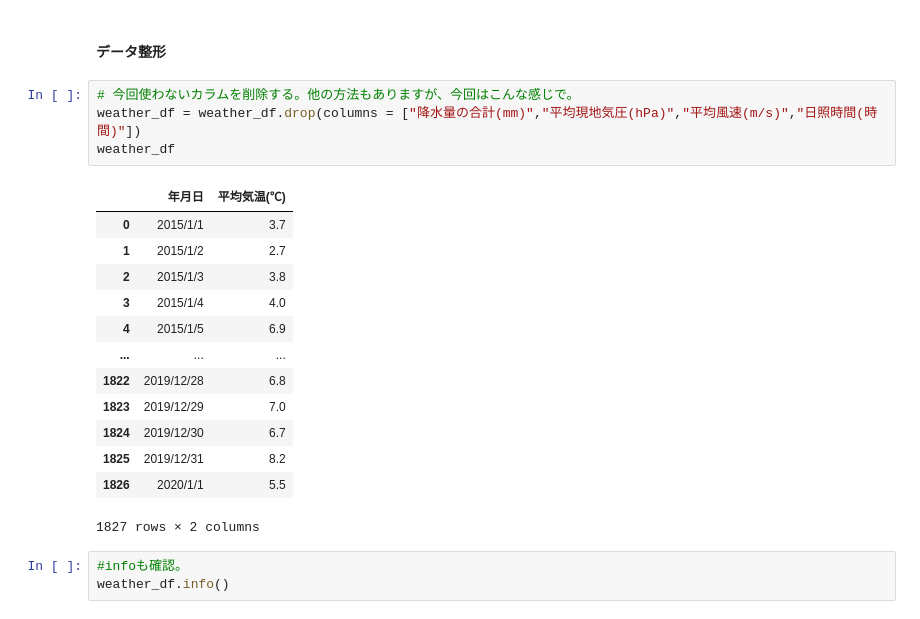
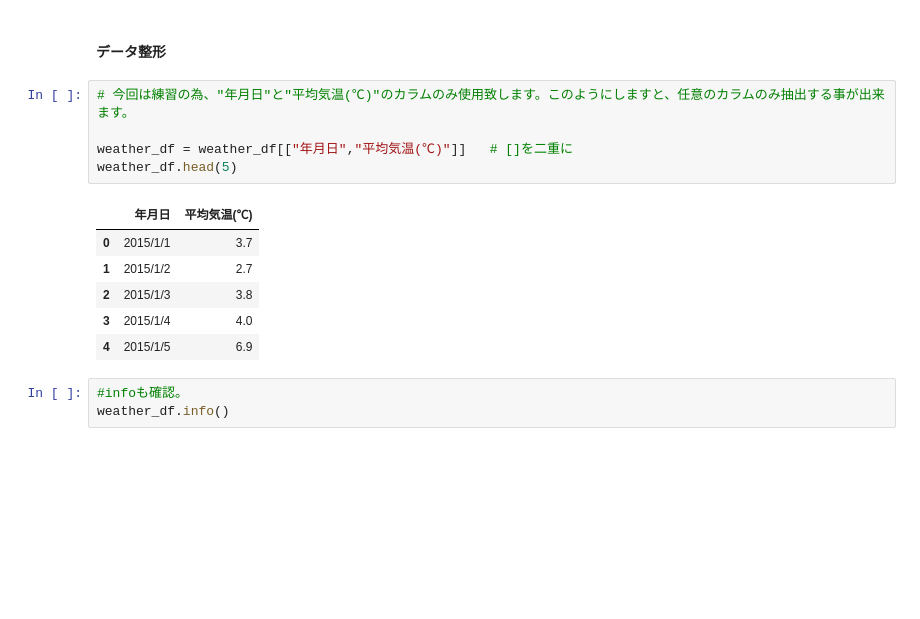
Before and after one commit to Ken-huea/Time-series-analysis, a Jupyter notebook: ARモデルの実装.ipynb, the cells around one changed output. Cells and saved outputs as stored; diff of their text form; blank space fills up the shorter version.

```diff
--- a/ARモデルの実装.ipynb
+++ b/ARモデルの実装.ipynb
@@ -70,23 +65,17 @@ weather_df
 # %% [markdown]
 #### データ整形
-# %%
-# 今回使わないカラムを削除する。他の方法もありますが、今回はこんな感じで。
-weather_df = weather_df.drop(columns = ["降水量の合計(mm)","平均現地気圧(hPa)","平均風速(m/s)","日照時間(時間)"])
-weather_df
-# %% [output]
-|  | 年月日 | 平均気温(℃) |
-| 0 | 2015/1/1 | 3.7 |
-| 1 | 2015/1/2 | 2.7 |
-| 2 | 2015/1/3 | 3.8 |
-| 3 | 2015/1/4 | 4.0 |
-| 4 | 2015/1/5 | 6.9 |
-| ... | ... | ... |
-| 1822 | 2019/12/28 | 6.8 |
-| 1823 | 2019/12/29 | 7.0 |
-| 1824 | 2019/12/30 | 6.7 |
-| 1825 | 2019/12/31 | 8.2 |
-| 1826 | 2020/1/1 | 5.5 |
-1827 rows × 2 columns
+# %%
+# 今回は練習の為、"年月日"と"平均気温(℃)"のカラムのみ使用致します。このようにしますと、任意のカラムのみ抽出する事が出来ます。
+
+weather_df = weather_df[["年月日","平均気温(℃)"]]   # []を二重に
+weather_df.head(5)
+# %% [output]
+|  | 年月日 | 平均気温(℃) |
+| 0 | 2015/1/1 | 3.7 |
+| 1 | 2015/1/2 | 2.7 |
+| 2 | 2015/1/3 | 3.8 |
+| 3 | 2015/1/4 | 4.0 |
+| 4 | 2015/1/5 | 6.9 |
 # %%
 #infoも確認。
 weather_df.info()
```
Also changed, not shown: parts of 16 cells of this notebook.
